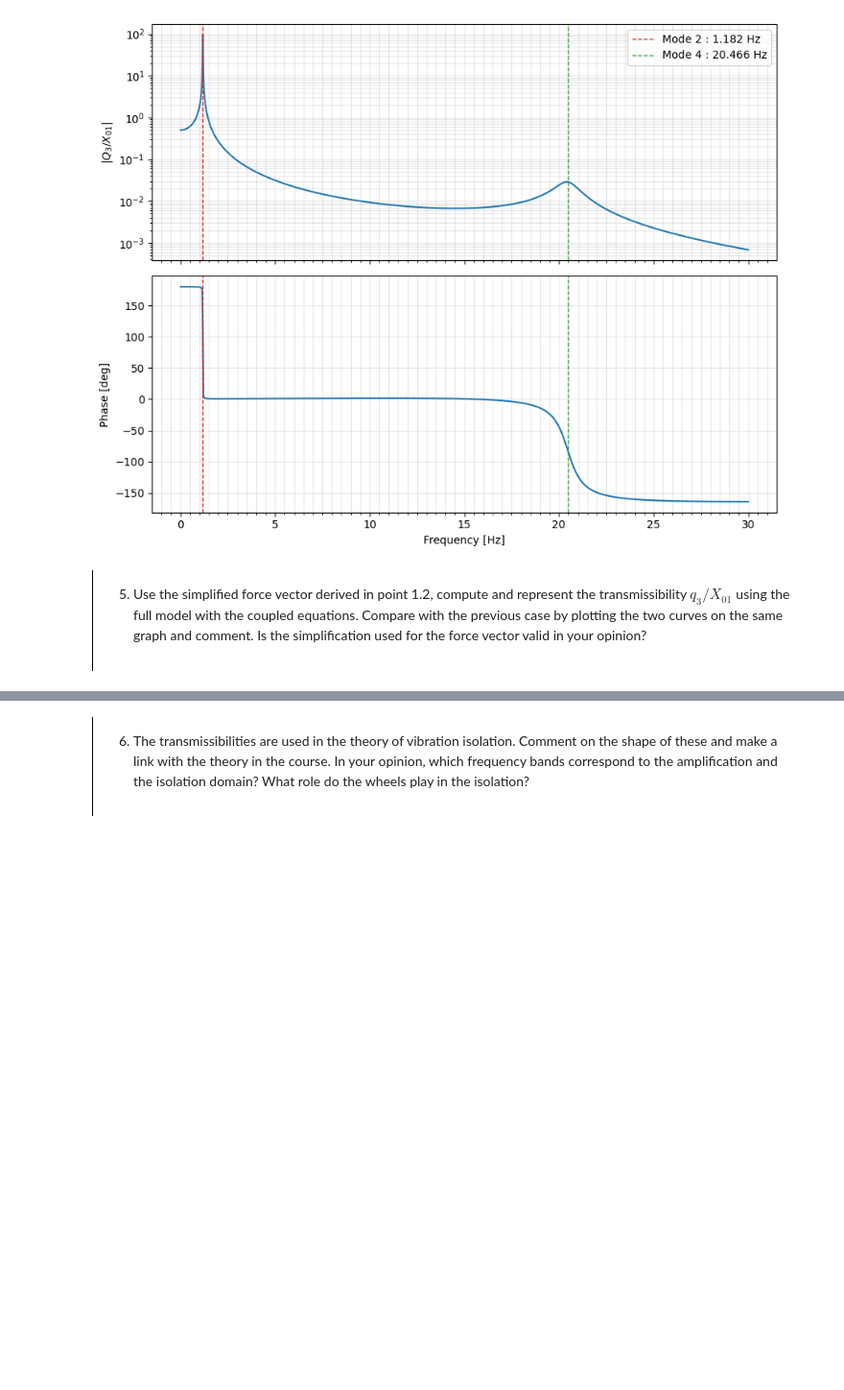
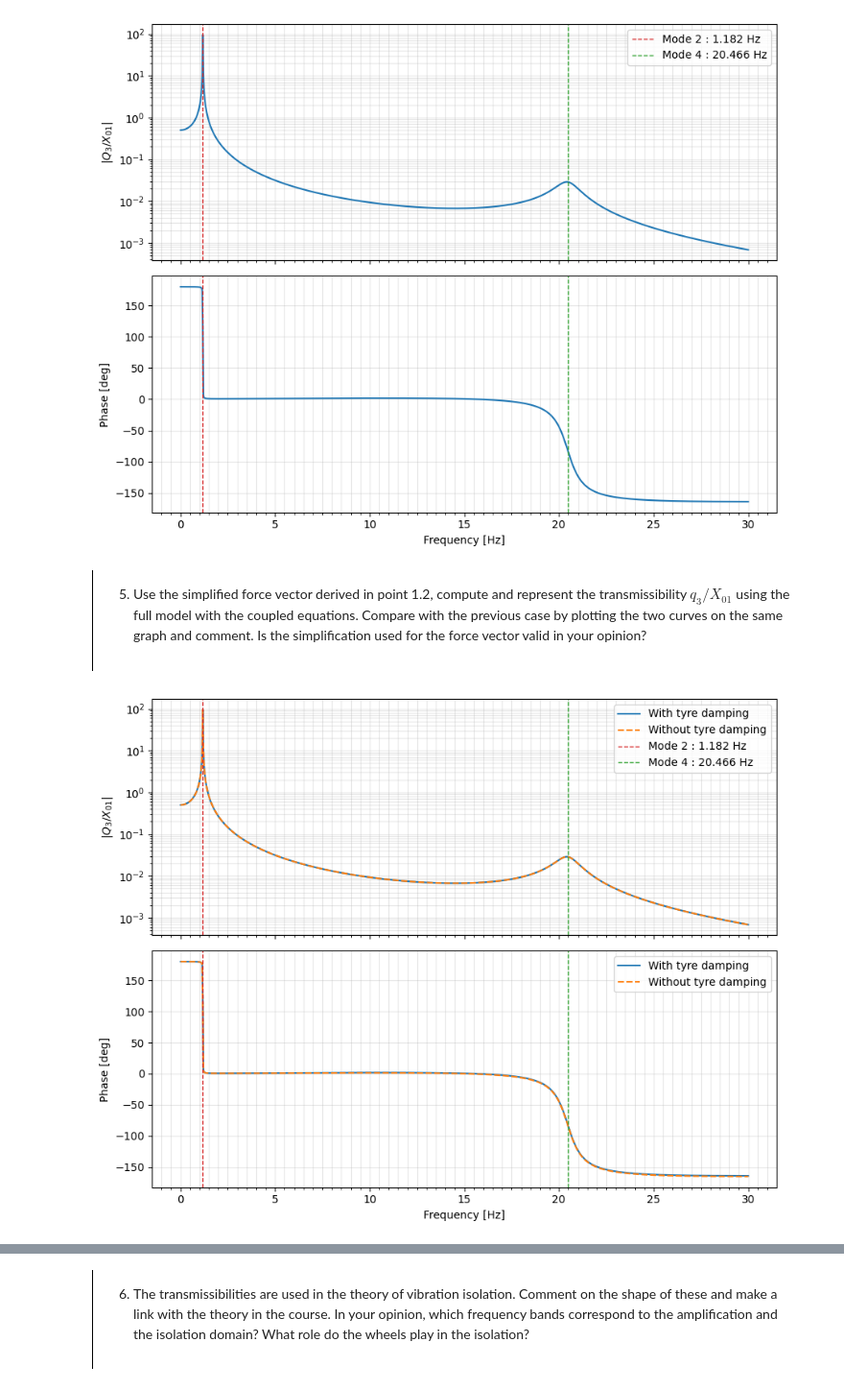
Before and after one commit to ruelenslais9-spec/MV2627_Exercises, a Jupyter notebook: Project2627/project.ipynb, the cells around one changed output, grey strips where cells are left out. Shown at 96% size. Cells and saved outputs as stored; diff of their text form; code cells hidden in the pictures; blank space fills up the shorter version.

```diff
--- a/Project2627/project.ipynb
+++ b/Project2627/project.ipynb
@@ -468,0 +486,95 @@ plt.show()
+# %%
+#we re-use the previous code but we will add the simplify transfer function to compare it with the previous one.
+
+import matplotlib.pyplot as plt
+from matplotlib.ticker import MultipleLocator
+
+
+def transfer_function_computation(freq,m,b,k,M0,B0,K0) :
+  w=2*np.pi*freq
+  transfer_function=-L*(B0*1j*w+K0)*(b*1j*w+k)/((-IG*w*w)*(-m*w*w+1j*w*(b+B0)+k+K0)+(L**2/2)*(B0*1j*w+K0)*(-m*w*w+1j*w*b+k))
+  return transfer_function
+
+#to compute with ONLY the force vector simplification !!! (we do not say b=0 in the system dynamic but only in the force vector !)
+def transfer_function_simplify_computation(freq,m,b,k,M0,B0,K0) :
+  w=2*np.pi*freq
+  transfer_function_simplify=-L*(B0*1j*w+K0)*k/((-IG*w*w)*(-m*w*w+1j*w*(b+B0)+k+K0)+(L**2/2)*(B0*1j*w+K0)*(-m*w*w+1j*w*b+k))
+  return transfer_function_simplify
+
+#full model initialisation
+freq=np.linspace(0.01,30,1000)
+transfer_function = np.zeros(np.size(freq),dtype=complex)
+transfer_function_simplify = np.zeros(np.size(freq),dtype=complex)
+transfer_function_magnitude = np.zeros(np.size(freq))
+transfer_function_phase = np.zeros(np.size(freq))
+transfer_function_simplify_magnitude = np.zeros(np.size(freq))
+transfer_function_simplify_phase = np.zeros(np.size(freq))
+
+#simplify model initialisation
+transfer_function_simplify = np.zeros(np.size(freq),dtype=complex)
+transfer_function_simplify_magnitude = np.zeros(np.size(freq))
+transfer_function_simplify_phase = np.zeros(np.size(freq))
+
+#then we evaluate for each freq and for both model the transfer function value (complex)
+for i in range (np.size(freq)) :
+  transfer_function[i]=transfer_function_computation(freq[i],m,b,k,M0,B0,K0)
+  transfer_function_simplify[i]=transfer_function_simplify_computation(freq[i],m,b,k,M0,B0,K0)
+
+#then we take the full vector of complex number evaluated in the loop and we compute the modulus and the phase for the full and simplify model
+transfer_function_magnitude=np.abs(transfer_function)
+transfer_function_phase=np.unwrap(np.angle(transfer_function)) * 180/np.pi #unwrap cause we could exceed the -pi;pi intervall (which will result in jumps in the plot...) + 180/pi to convert into degrees :)
+
+transfer_function_simplify_magnitude=np.abs(transfer_function_simplify)
+transfer_function_simplify_phase=np.unwrap(np.angle(transfer_function_simplify)) * 180/np.pi
+
+
+
+#============== plot section =================== (Use of AI here to generate structurate plot)
+
+f_modes = [1.1821385236486825,20.46614924817183]
+labels  = [f"Mode 2 : {f_modes[0]:.3f} Hz", f"Mode 4 : {f_modes[1]:.3f} Hz"]
+colors  = ['tab:red', 'tab:green']
+
+fig, (ax1, ax2) = plt.subplots(2, 1, figsize=(9, 7), sharex=True)
+
+# Magnitude plot
+ax1.semilogy(freq, transfer_function_magnitude,
+             color='tab:blue', label='With tyre damping')
+
+ax1.semilogy(freq, transfer_function_simplify_magnitude,
+             color='tab:orange', linestyle='--', label='Without tyre damping')
+
+ax1.set_ylabel(r'$|Q_3/X_{01}|$')
+ax1.grid(True, which='both', alpha=0.3)
+
+# Phase plot
+ax2.plot(freq, transfer_function_phase,
+         color='tab:blue', label='With tyre damping')
+
+ax2.plot(freq, transfer_function_simplify_phase,
+         color='tab:orange', linestyle='--', label='Without tyre damping')
+
+ax2.set_ylabel('Phase [deg]')
+ax2.set_xlabel('Frequency [Hz]')
+ax2.grid(True, which='both', alpha=0.3)
+
+# Plot of the eigen frequencies
+for f0, lab, c in zip(f_modes, labels, colors):
+    ax1.axvline(f0, color=c, ls='--', lw=1, label=lab)
+    ax2.axvline(f0, color=c, ls='--', lw=1)
+    ax1.xaxis.set_minor_locator(MultipleLocator(0.5))
+
+ax1.legend()
+ax2.legend()
+
+plt.tight_layout()
+plt.show()
+
+#We are just evaluating the TF at the fourth mode (where the discrepency is visible between the two models) to compute the relative error
+f0 = 20.46614924817183
+print(abs(transfer_function_computation(f0, m, b, k, M0, B0, K0)))   # Full model
+print(abs(transfer_function_simplify_computation(f0, m, b, k, M0, B0, K0)))   # No tyre damping (b=0 in the force) model
+rel_error=(abs(transfer_function_simplify_computation(f0, m, b, k, M0, B0, K0))-abs(transfer_function_computation(f0, m, b, k, M0, B0, K0)))/abs(transfer_function_computation(f0, m, b, k, M0, B0, K0))*100 #in percent
+print('magnitude relative error (mode 4) : ',abs(rel_error),'%')
+# %% [output]
+[figure, added]
```
Also changed, not shown: parts of 9 cells of this notebook.
